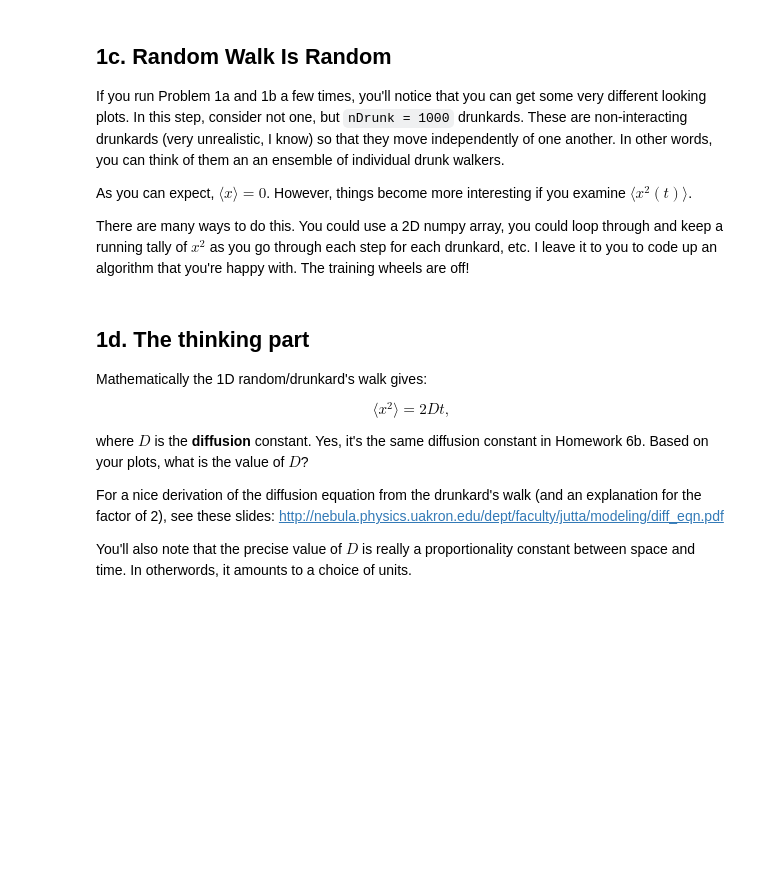
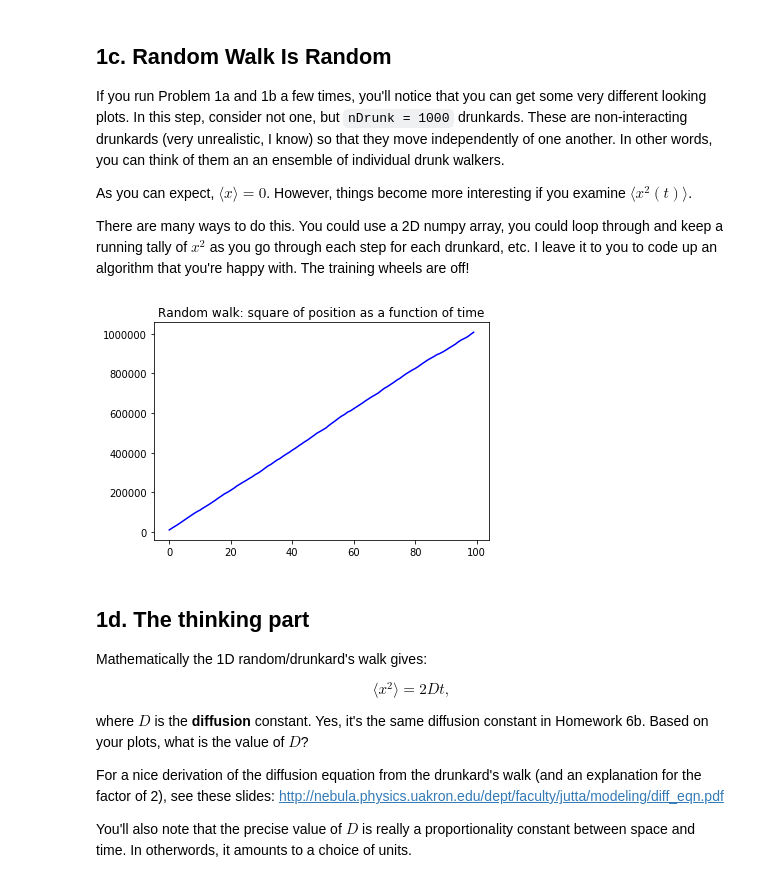
Before and after one commit to Physics177-2018/homework-7a-jamesbg314, a Jupyter notebook: Homework 7a.ipynb, the cells around one changed output. Drawn from its saved outputs; the diff is of its cells as text; code cells hidden in the pictures; blank space fills up the shorter version.

```diff
--- a/Homework 7a.ipynb
+++ b/Homework 7a.ipynb
@@ -63,14 +86,36 @@ As you can expect, $\langle x \rangle = 0$. However, things become more interest
 
 There are many ways to do this. You could use a 2D numpy array, you could loop through and keep a running tally of $x^2$ as you go through each step for each drunkard, etc. I leave it to you to code up an algorithm that you're happy with. The training wheels are off!
 # %%
-nDrunk = 1000
+nDrunk = 10000
 nSteps = 100
 
-# FILL THIS IN
+
+xtot = [0]*nSteps
+x2s_avg = [0]*nSteps
+
+for j in range (nDrunk):
+    xs = [0]*nSteps
+    x = 0
+    i = 0
+    for i in range(nSteps):
+        temp = random.uniform(-1,1)
+        if (temp > 0):
+            x += 1
+            xs[i] += x
+            x2s_avg[i] += xs[i]**2
+        else:
+            x += -1
+            xs[i] += x
+            x2s_avg[i] += xs[i]**2
+
+
+
 
 plt.title("Random walk: square of position as a function of time")
 plt.plot(np.arange(nSteps), x2s_avg, 'b-')
 plt.show()
+# %% [output]
+[figure, added]
 # %% [markdown]
 ## 1d. The thinking part
 
```
Also changed, not shown: parts of 8 cells of this notebook.
